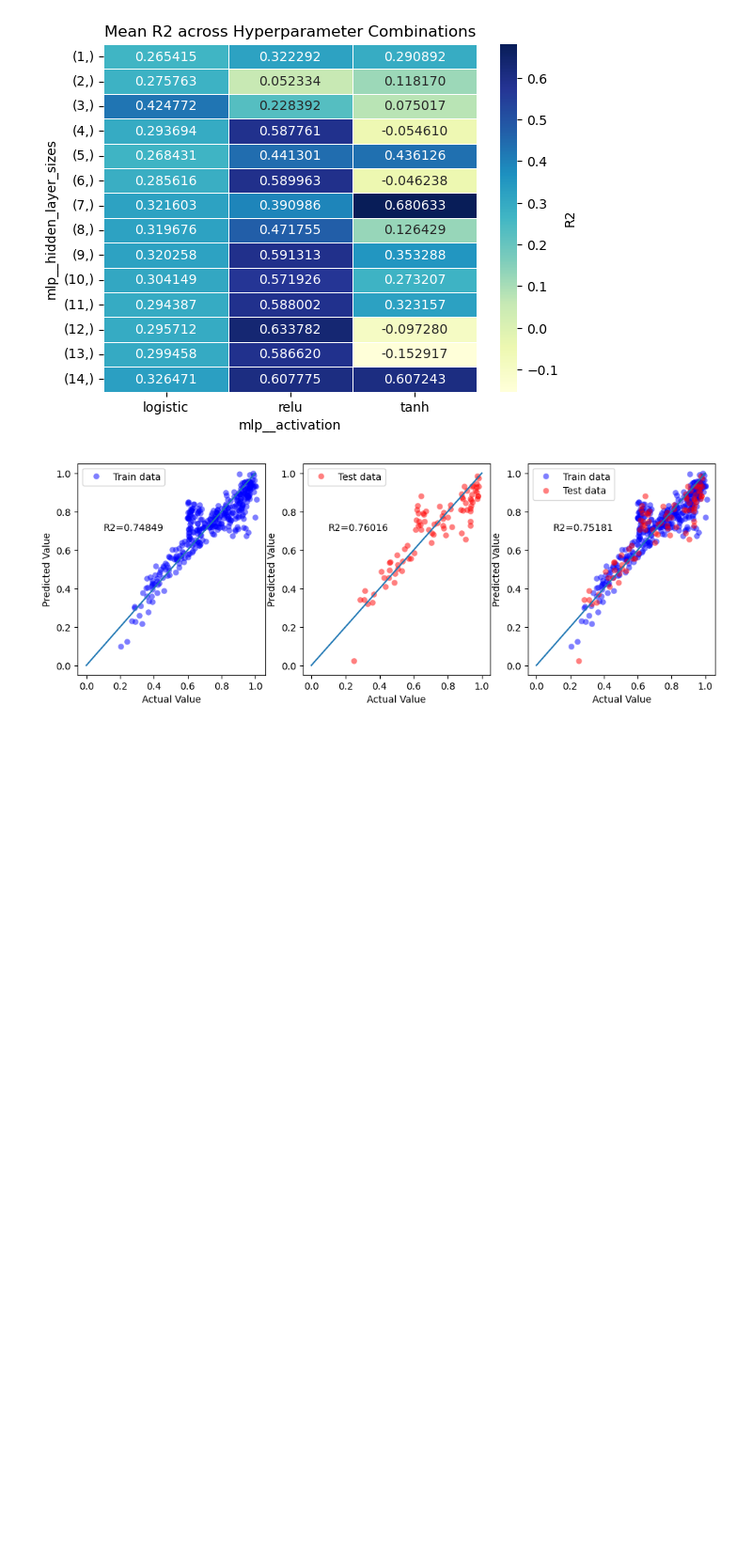
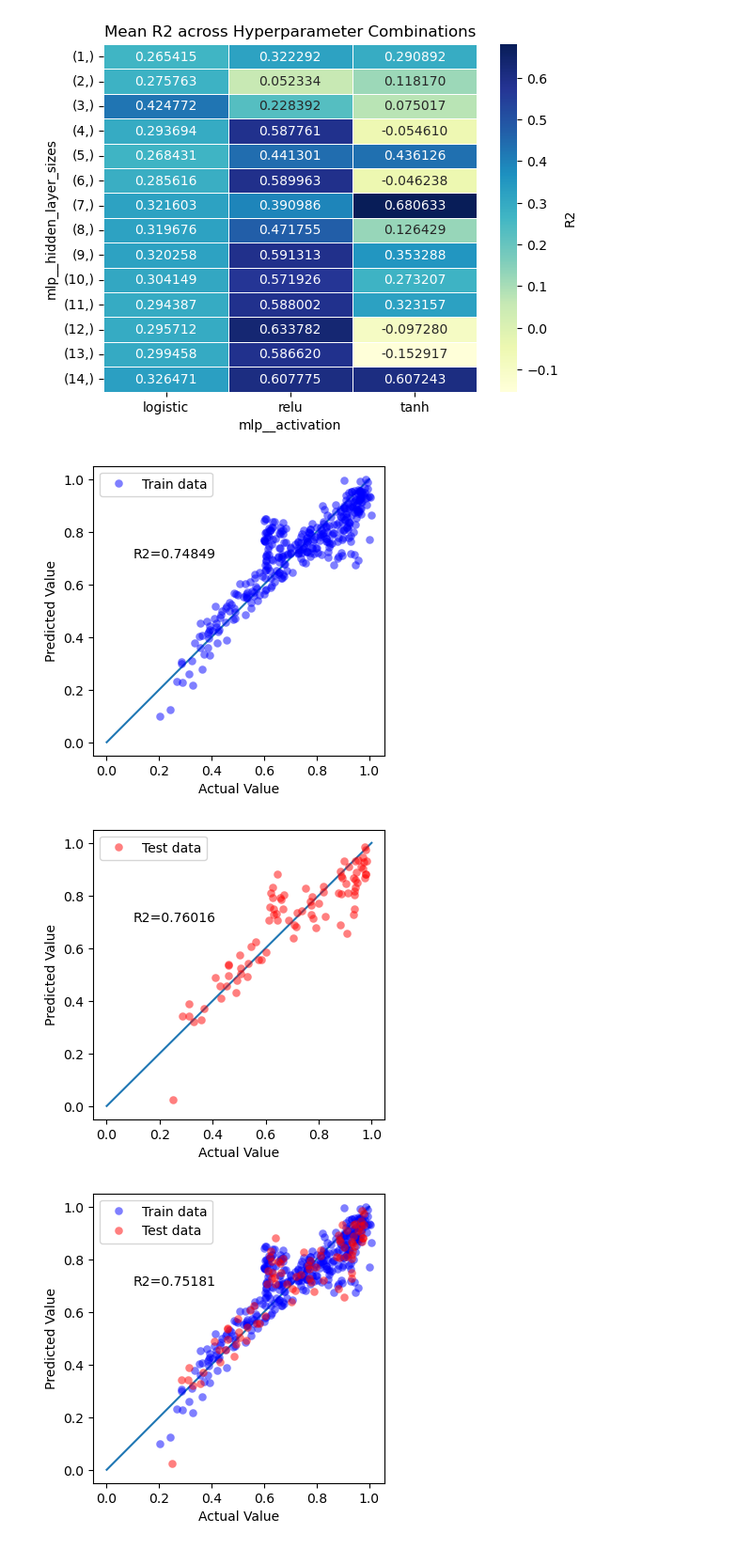
Before and after one commit to shantanu404/ibeam, a Jupyter notebook: ibeam.ipynb, the cells around one changed output. Shown at 94% size. Cells and saved outputs as stored; diff of their text form; code cells hidden in the pictures; blank space fills up the shorter version.

```diff
--- a/ibeam.ipynb
+++ b/ibeam.ipynb
@@ -278,7 +321,9 @@ plot_cross_validation(small_nn_cv_result)
 # %% [output]
 [figure]
 # %%
-small_nn_metrics = evaluate_pipeline(small_nn_best)
-plot_accuracy(small_nn_metrics)
+small_nn_metrics = evaluate_pipeline(small_nn_best, 100.0)
+plot_accuracy(small_nn_metrics, 'small-nn-metrics')
 # %% [output]
-[figure, old version]
+[figure, new version]
+[figure, added]
+[figure, added]
```
Also changed, not shown: parts of 13 cells of this notebook, 31 other files.
